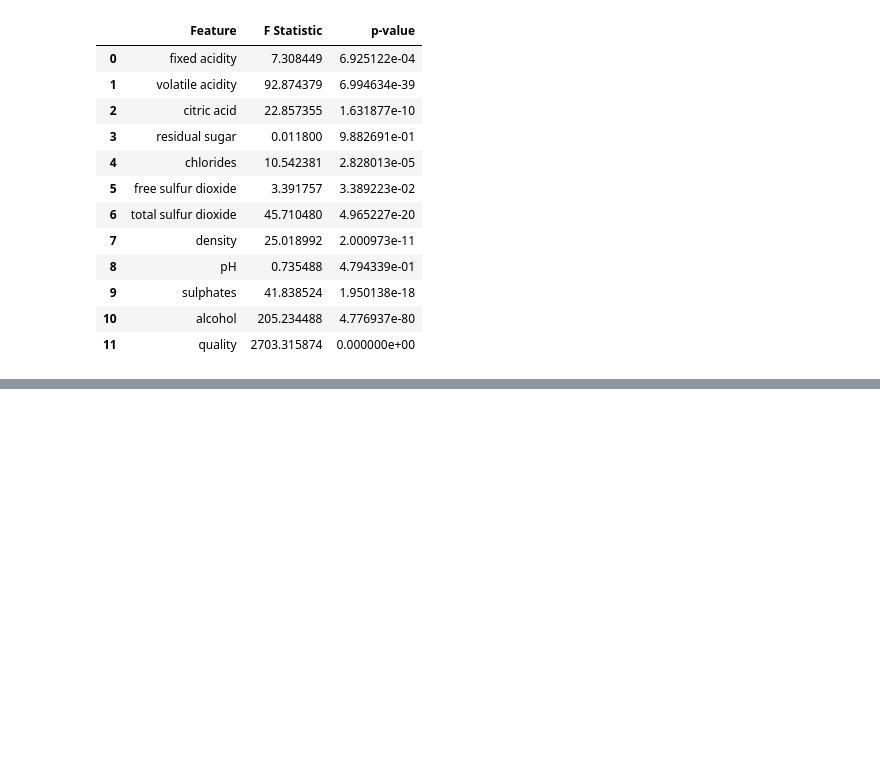
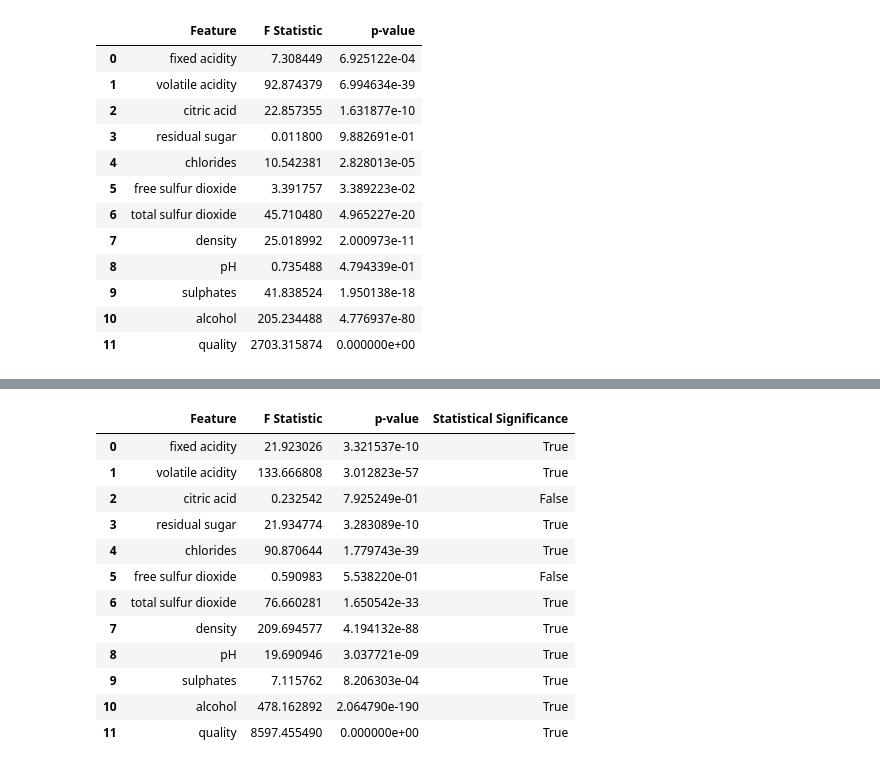
Before and after one commit to Paul-Sabin/BlueBerry-Winery, a Jupyter notebook: EDA_wine.ipynb, the cells around one changed output, grey strips where cells are left out. Cells and saved outputs as stored; diff of their text form; code cells hidden in the pictures; blank space fills up the shorter version.

```diff
--- a/EDA_wine.ipynb
+++ b/EDA_wine.ipynb
@@ -811,0 +833,17 @@ display(anova_results_red_df)
+# %%
+anova_results_df['Statistical Significance'] = anova_results_df['p-value'].apply(lambda x: x < 0.05)
+display(anova_results_df)
+# %% [output]
+|  | Feature | F Statistic | p-value | Statistical Significance |
+| 0 | fixed acidity | 21.923026 | 3.321537e-10 | True |
+| 1 | volatile acidity | 133.666808 | 3.012823e-57 | True |
+| 2 | citric acid | 0.232542 | 7.925249e-01 | False |
+| 3 | residual sugar | 21.934774 | 3.283089e-10 | True |
+| 4 | chlorides | 90.870644 | 1.779743e-39 | True |
+| 5 | free sulfur dioxide | 0.590983 | 5.538220e-01 | False |
+| 6 | total sulfur dioxide | 76.660281 | 1.650542e-33 | True |
+| 7 | density | 209.694577 | 4.194132e-88 | True |
+| 8 | pH | 19.690946 | 3.037721e-09 | True |
+| 9 | sulphates | 7.115762 | 8.206303e-04 | True |
+| 10 | alcohol | 478.162892 | 2.064790e-190 | True |
+| 11 | quality | 8597.455490 | 0.000000e+00 | True |
```
Also changed, not shown: parts of 2 cells of this notebook, 2 other files.
